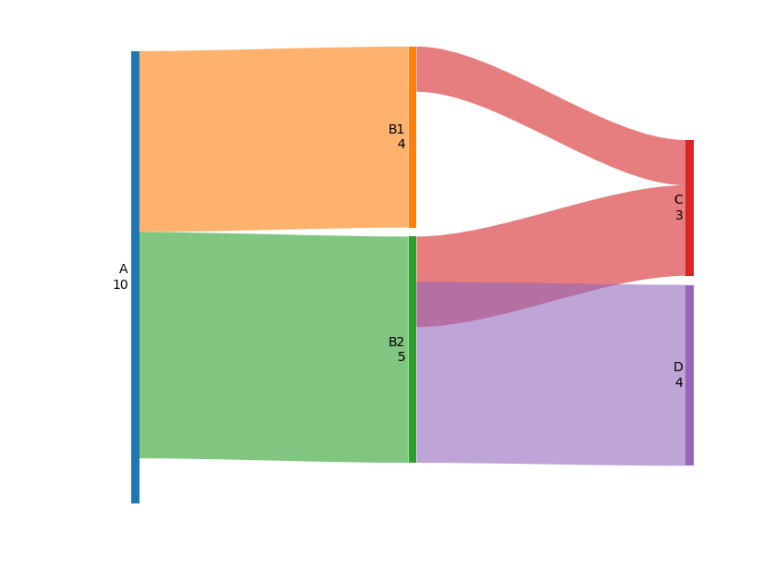
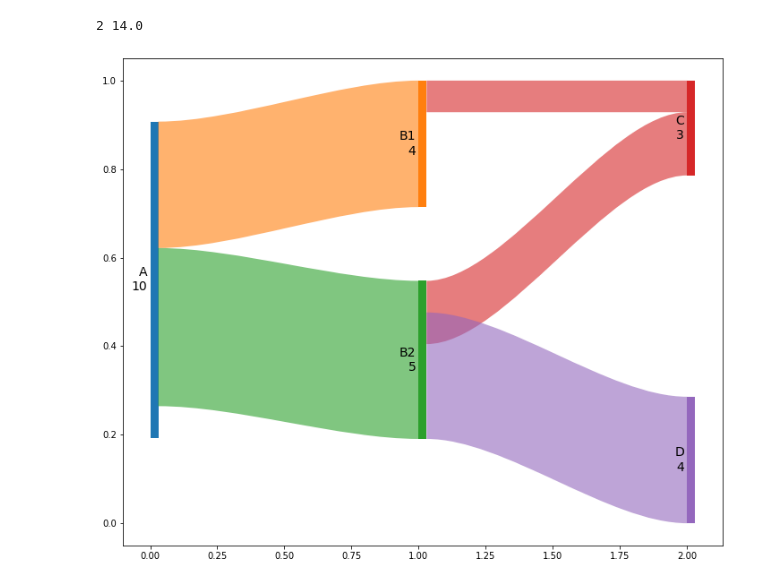
Before and after one commit to riley-x/SankeyFlow, a Jupyter notebook: example/example.ipynb, the cells around one changed output. Cells and saved outputs as stored; diff of their text form; code cells hidden in the pictures.

```diff
--- a/example/example.ipynb
+++ b/example/example.ipynb
@@ -541,14 +566,17 @@ class Sankey:
         ax.axis('off')
 # %%
 plt.figure(figsize=(12, 10))
-s = Sankey(flows=flows, nodes=nodes, flow_color_mode='lesser', align_y='tree', node_opts={'align_y':'top overlap'}, node_pad_y_min=0.02, node_height_pad_min=0.02)
+pad_min = [0.02] * len(nodes)
+pad_min[2] = 0.5
+s = Sankey(flows=flows, nodes=nodes, flow_color_mode='lesser', align_y='tree', node_opts={'align_y':'top overlap'}, node_pad_y_min=pad_min, node_height_pad_min=0.02)
 s.draw()
 
-#plt.gca().axis('on')
+plt.gca().axis('on')
 plt.gcf().set_facecolor('white')
 plt.show()
 # %% [output]
+2 14.0
-[figure, old version]
+[figure, new version]
 # %%
 # test
 nodes = [
```
Also changed, not shown: parts of 1 cell of this notebook, 2 other files.
